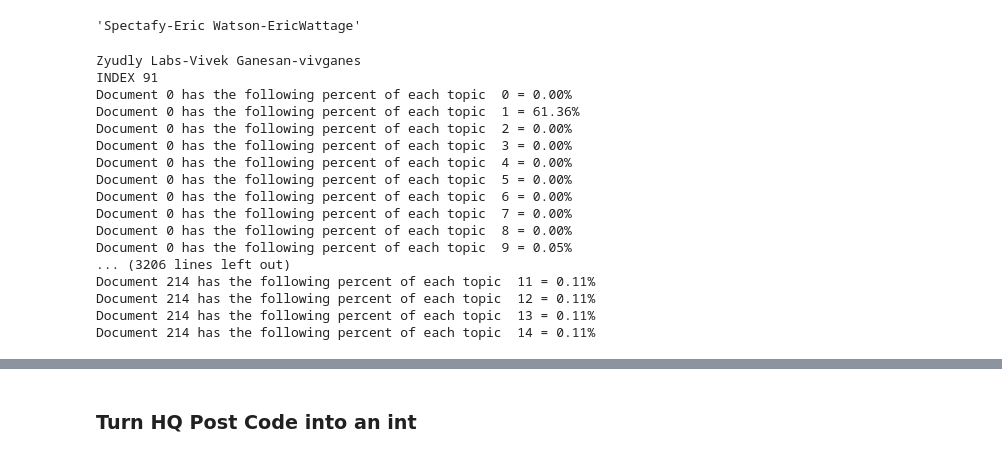
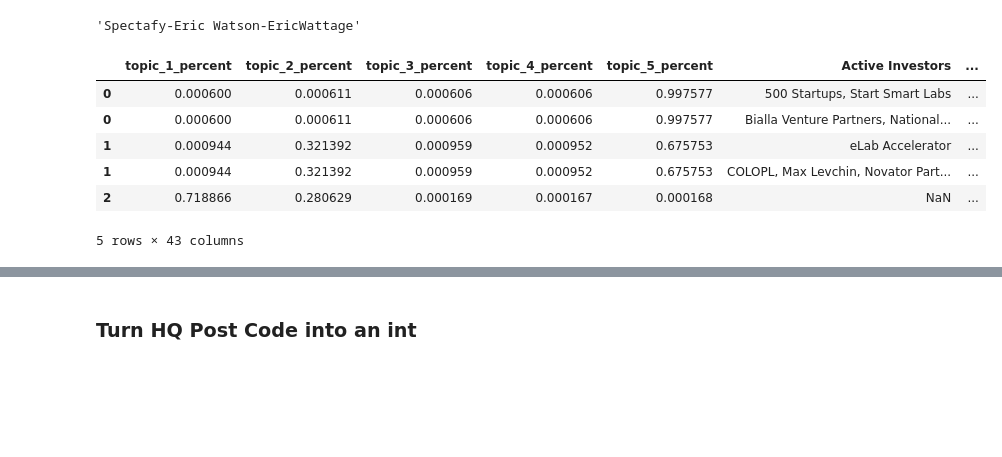
Before and after one commit to jonhilgart22/founder_nlp_analysis, a Jupyter notebook: notebooks/Train_Models_VcInvest0_VcInvest1_1.0_MISSING_SENTIMENT&LDA.ipynb, the cells around one changed output, grey strips where cells are left out. Drawn from its saved outputs; the diff is of its cells as text; code cells hidden in the pictures; blank space fills up the shorter version.

```diff
--- a/notebooks/Train_Models_VcInvest0_VcInvest1_1.0_MISSING_SENTIMENT&LDA.ipynb
+++ b/notebooks/Train_Models_VcInvest0_VcInvest1_1.0_MISSING_SENTIMENT&LDA.ipynb
@@ -245,42 +244,50 @@ vc_founder_company_name_handle_list [0]
 'Spectafy-Eric Watson-EricWattage'
 # %%
 def return_percent_of_topic(input_df, lda_W, vc_founder_company_name_handle_list):
-    "Return the percent of each topic for each founder"
+    "Return a dataframe that has the percent of each topic for the given number of topics in the LDA model.\
+    input_df should be the combined VC invest zero vc invest one dataframes\
+    lda_w is the W matrix from the LDA decomposition rows are documents columns are topics\
+    vc_founder_... is a list that shows the index of the text from each founder in the lda_W matrix"
     c = 0
     num_topics =lda_W.shape[1] # number of topics for LDA
-
+    # create a new DF to return
+    new_df = input_df.copy()
+    # get a list of the LDA features
+    lda_topics = []
     for row in input_df.iterrows():
         row = row[1]
         # Look up the index within the LDA model
         key_lookup = row['Company Name']+"-"+row["Primary Contact"]+"-"+row["Twitter_Username"]
-        print(key_lookup)
-        print('INDEX',vc_founder_company_name_handle_list.index(key_lookup))
-        break
+        # index of the founders text for the LDA_W matrix
+        founder_index = vc_founder_company_name_handle_list.index(key_lookup)
+        lda_topics.append(lda_W[founder_index,:])
+
+    # the new topics
+    lda_topics = np.array(lda_topics)
+    # Get columns names
+    col_names = ['topic_'+str(i+1)+'_percent' for i in range(num_topics)]
+    # Create new data from to join on
+    topic_df = pd.DataFrame(lda_topics,columns=col_names)
+    # merge the dataframes together
+    final_df = topic_df.join(new_df)
+    return final_df
 
 
-    for topic_idx, topic in enumerate(lda_W):
-        for topic_percent in range(len(topic)):
-            print(f"""Document {topic_idx} has the following percent of each topic  {topic_percent} = {topic[topic_percent]:.2%}""")
-            c +=1
-            if c ==10:
-                break
+#     for topic_idx, topic in enumerate(lda_W):
+#         for topic_percent in range(len(topic)):
+#             #print(f"""Document {topic_idx} has the following percent of each topic  {topic_percent} = {topic[topic_percent]:.2%}""")
+#             c +=1
+#             if c ==10:
+#                 break
 # %%
-return_percent_of_topic(combo_df,lda_W, vc_founder_company_name_handle_list)
+final_combo_df = return_percent_of_topic(combo_df,lda_W, vc_founder_company_name_handle_list)
-# %% [output]
-Zyudly Labs-Vivek Ganesan-vivganes
-INDEX 91
-Document 0 has the following percent of each topic  0 = 0.00%
-Document 0 has the following percent of each topic  1 = 61.36%
-Document 0 has the following percent of each topic  2 = 0.00%
-Document 0 has the following percent of each topic  3 = 0.00%
-Document 0 has the following percent of each topic  4 = 0.00%
-Document 0 has the following percent of each topic  5 = 0.00%
-Document 0 has the following percent of each topic  6 = 0.00%
-Document 0 has the following percent of each topic  7 = 0.00%
-Document 0 has the following percent of each topic  8 = 0.00%
-Document 0 has the following percent of each topic  9 = 0.05%
-... (3206 lines left out)
-Document 214 has the following percent of each topic  11 = 0.11%
-Document 214 has the following percent of each topic  12 = 0.11%
-Document 214 has the following percent of each topic  13 = 0.11%
-Document 214 has the following percent of each topic  14 = 0.11%
+# %%
+final_combo_df.head()
+# %% [output]
+|  | topic_1_percent | topic_2_percent | topic_3_percent | topic_4_percent | topic_5_percent | Active Investors | ... |
+| 0 | 0.000600 | 0.000611 | 0.000606 | 0.000606 | 0.997577 | 500 Startups, Start Smart Labs | ... |
+| 0 | 0.000600 | 0.000611 | 0.000606 | 0.000606 | 0.997577 | Bialla Venture Partners, National... | ... |
+| 1 | 0.000944 | 0.321392 | 0.000959 | 0.000952 | 0.675753 | eLab Accelerator | ... |
+| 1 | 0.000944 | 0.321392 | 0.000959 | 0.000952 | 0.675753 | COLOPL, Max Levchin, Novator Part... | ... |
+| 2 | 0.718866 | 0.280629 | 0.000169 | 0.000167 | 0.000168 | NaN | ... |
+5 rows × 43 columns
```
Also changed, not shown: parts of 22 cells of this notebook, 1 other file.
